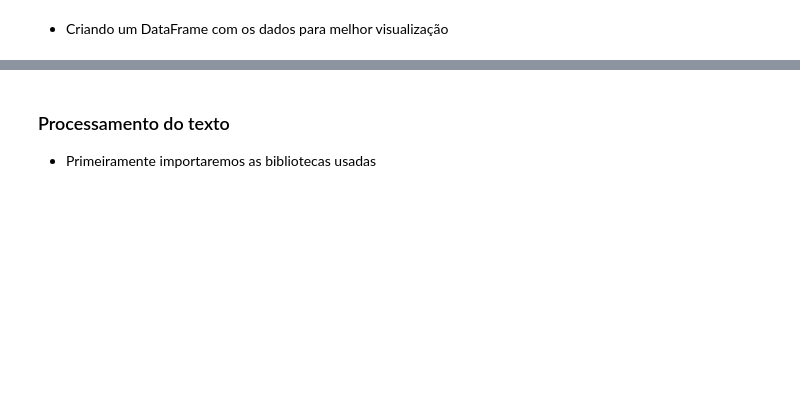
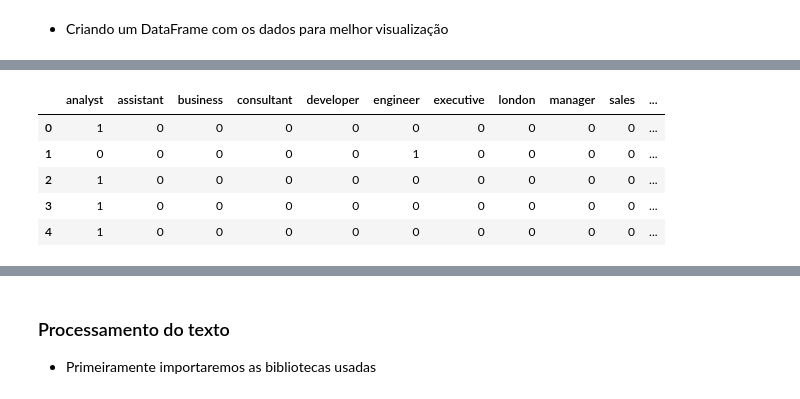
Before and after one commit to NophaieViscente/PredictSalary, a Jupyter notebook: PredictSalary_RegressionProblemExample_AED.ipynb, the cells around one changed output, grey strips where cells are left out. Cells and saved outputs as stored; diff of their text form; code cells hidden in the pictures; blank space fills up the shorter version.

Commit message:
Análise Exploratória e Feature Engineering

```diff
--- a/PredictSalary_RegressionProblemExample_AED.ipynb
+++ b/PredictSalary_RegressionProblemExample_AED.ipynb
@@ -351,7 +351,7 @@ from sklearn.feature_extraction.text import CountVectorizer
 from sklearn.model_selection import train_test_split
 
 # Criando o vetorizador com n-gram de 1 a 3
-cv = CountVectorizer(stop_words='english', ngram_range=(2,2),) #min_df=0.02)
+cv = CountVectorizer(stop_words='english', ngram_range=(1,3),min_df=0.03)
 
 cv.fit(df_tmp.Title)
 # %% [output]
@@ -365,7 +379,14 @@ cargos
 # %%
-obs_palavras = pd.concat([palavrasCargos, df_tmp.SalaryBin], axis=1)
+obs_palavras = pd.concat([cargos, df_tmp.SalaryBin], axis=1)
 
 obs_palavras.head()
+# %% [output]
+|  | analyst | assistant | business | consultant | developer | engineer | executive | london | manager | sales | ... |
+| 0 | 1 | 0 | 0 | 0 | 0 | 0 | 0 | 0 | 0 | 0 | ... |
+| 1 | 0 | 0 | 0 | 0 | 0 | 1 | 0 | 0 | 0 | 0 | ... |
+| 2 | 1 | 0 | 0 | 0 | 0 | 0 | 0 | 0 | 0 | 0 | ... |
+| 3 | 1 | 0 | 0 | 0 | 0 | 0 | 0 | 0 | 0 | 0 | ... |
+| 4 | 1 | 0 | 0 | 0 | 0 | 0 | 0 | 0 | 0 | 0 | ... |
 # %%
 for i in range(0,6) :
   contadorPalavras = obs_palavras[obs_palavras['SalaryBin']==i].sum(axis=0)
```
Also changed, not shown: parts of 13 cells of this notebook.
